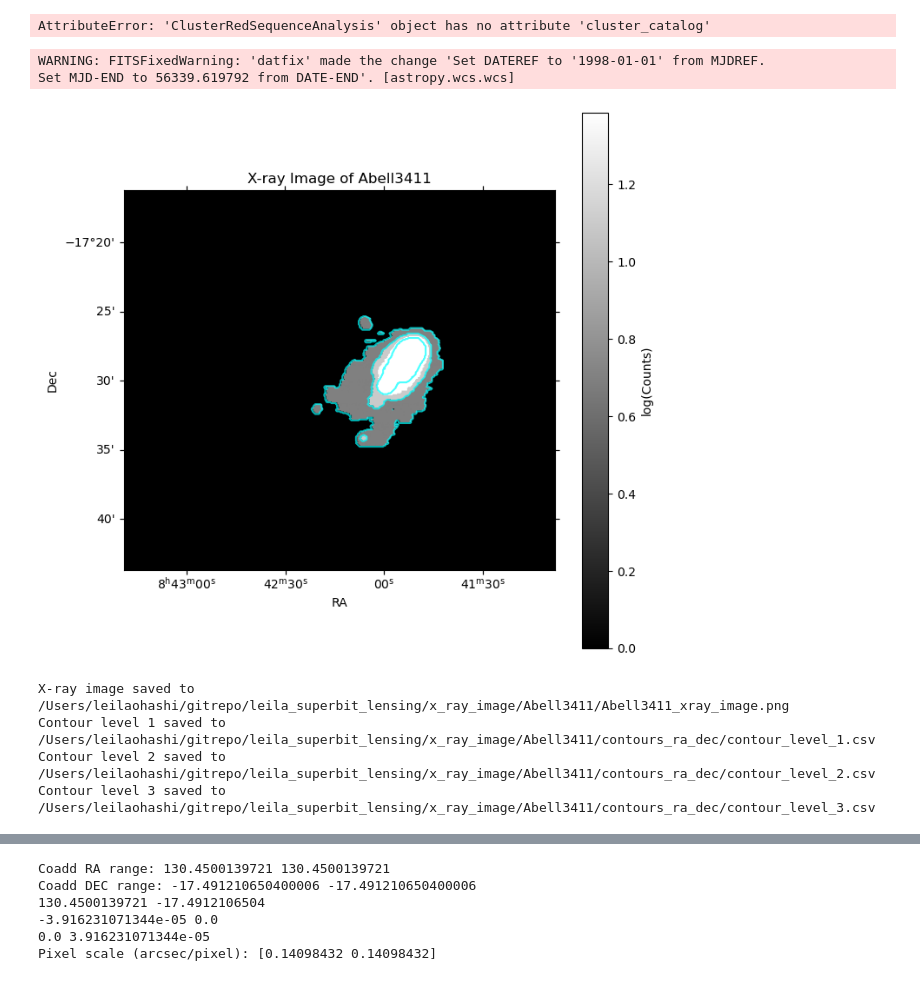
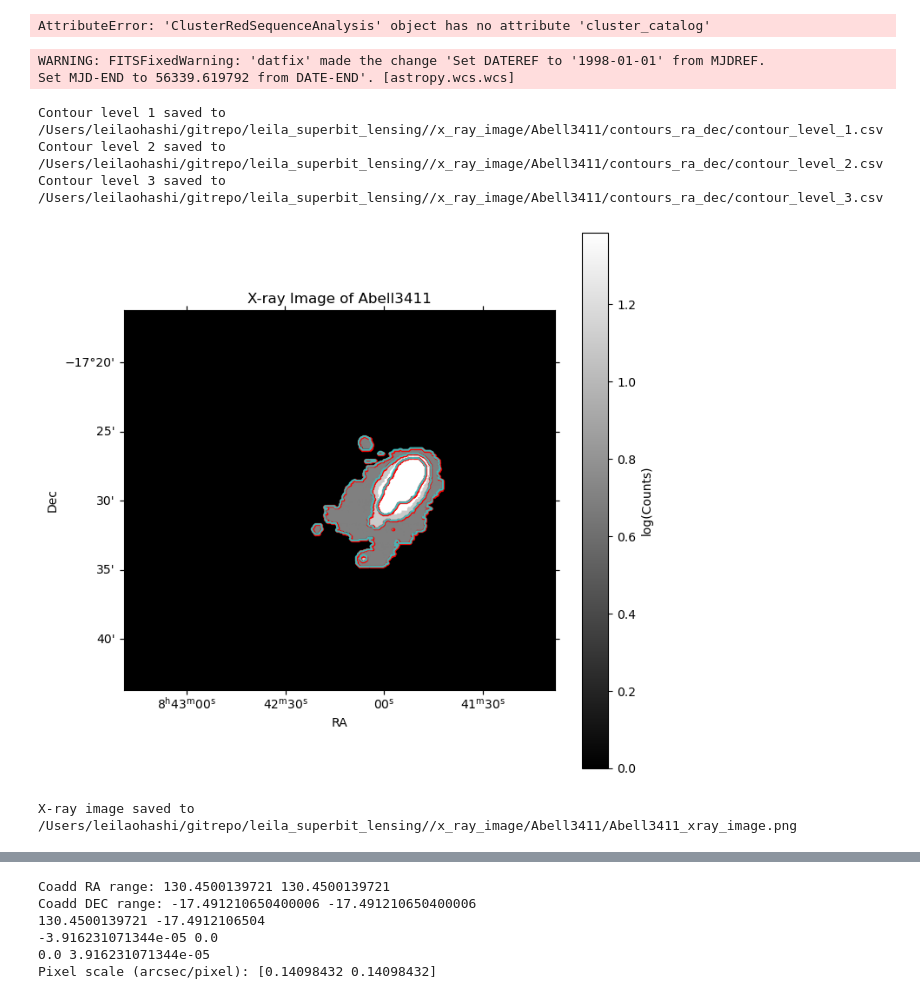
Before and after one commit to LeilaOhashi/leila_superbit_lensing, a Jupyter notebook: notebooks/leila_redseq.ipynb, the cells around one changed output, grey strips where cells are left out. Cells and saved outputs as stored; diff of their text form; code cells hidden in the pictures.

Commit message:
Fixing Contours

```diff
--- a/notebooks/leila_redseq.ipynb
+++ b/notebooks/leila_redseq.ipynb
@@ -84,47 +84,56 @@ im = ax.imshow(log_image, origin='lower', cmap='gray', vmin=vmin, vmax=vmax)
 plt.colorbar(im, ax=ax, label='log(Counts)')
 ax.set_title(f'X-ray Image of {cluster_name}')
 ax.set_xlabel('RA')
 ax.set_ylabel('Dec')
 
 # Contours
 contour_levels_xray = np.linspace(np.percentile(log_image, xray_contour_percentiles[0]), np.percentile(log_image, xray_contour_percentiles[1]), xray_contour_number)
 # Contour Colors
 colors = ['cyan', 'cyan', 'cyan']
 cs = ax.contour(log_image, levels=contour_levels_xray, colors=colors, linewidths=1.5, alpha=0.7)
 
-# Save and show the image
-save_path = f"{datadir}/x_ray_image/{cluster_name}/{cluster_name}_xray_image.png"
-os.makedirs(os.path.dirname(save_path), exist_ok=True)
-plt.savefig(save_path, dpi=300)
-plt.show()
-
-print(f"X-ray image saved to {save_path}")
-
 # save contours
 save_dir = f'{datadir}/x_ray_image/{cluster_name}/contours_ra_dec'
 os.makedirs(save_dir, exist_ok=True)
+
+all_xray_vertices_ra = []
+all_xray_vertices_dec = []
+
 for i, collection in enumerate(cs.collections):
 
     contour_save_path = os.path.join(save_dir, f'contour_level_{i+1}.csv')
 
     with open(contour_save_path, 'w', newline='') as csvfile:
         writer = csv.writer(csvfile)
         writer.writerow(['RA', 'Dec'])
 
         for path in collection.get_paths():
             contour_points = path.vertices
+            ax.scatter(contour_points[:, 0], contour_points[:, 1], s=2, color='red', alpha=0.7)
             ra_dec = wcs.wcs_pix2world(contour_points, 0)
+            all_xray_vertices_ra.extend(ra_dec[:,0])
+            all_xray_vertices_dec.extend(ra_dec[:,1])
             writer.writerows(ra_dec)
-            writer.writerow(['nan', 'nan'])  # add a separator between contours
     print(f"Contour level {i+1} saved to {contour_save_path}")
+
+all_xray_vertices_ra = np.array(all_xray_vertices_ra)
+all_xray_vertices_dec = np.array(all_xray_vertices_dec)
+
+# Save and show the image
+save_path = f"{datadir}/x_ray_image/{cluster_name}/{cluster_name}_xray_image.png"
+os.makedirs(os.path.dirname(save_path), exist_ok=True)
+plt.savefig(save_path, dpi=300)
+plt.show()
+
+print(f"X-ray image saved to {save_path}")
 # %% [output]
 WARNING: FITSFixedWarning: 'datfix' made the change 'Set DATEREF to '1998-01-01' from MJDREF.
 Set MJD-END to 56339.619792 from DATE-END'. [astropy.wcs.wcs]
+Contour level 1 saved to /Users/leilaohashi/gitrepo/leila_superbit_lensing//x_ray_image/Abell3411/contours_ra_dec/contour_level_1.csv
+Contour level 2 saved to /Users/leilaohashi/gitrepo/leila_superbit_lensing//x_ray_image/Abell3411/contours_ra_dec/contour_level_2.csv
+Contour level 3 saved to /Users/leilaohashi/gitrepo/leila_superbit_lensing//x_ray_image/Abell3411/contours_ra_dec/contour_level_3.csv
-[figure, old version]
+[figure, new version]
-X-ray image saved to /Users/leilaohashi/gitrepo/leila_superbit_lensing/x_ray_image/Abell3411/Abell3411_xray_image.png
-Contour level 1 saved to /Users/leilaohashi/gitrepo/leila_superbit_lensing/x_ray_image/Abell3411/contours_ra_dec/contour_level_1.csv
-Contour level 2 saved to /Users/leilaohashi/gitrepo/leila_superbit_lensing/x_ray_image/Abell3411/contours_ra_dec/contour_level_2.csv
-Contour level 3 saved to /Users/leilaohashi/gitrepo/leila_superbit_lensing/x_ray_image/Abell3411/contours_ra_dec/contour_level_3.csv
+X-ray image saved to /Users/leilaohashi/gitrepo/leila_superbit_lensing//x_ray_image/Abell3411/Abell3411_xray_image.png
 # %%
 from astropy.table import Table, vstack, hstack
 import numpy as np
```
Also changed, not shown: parts of 5 cells of this notebook.
